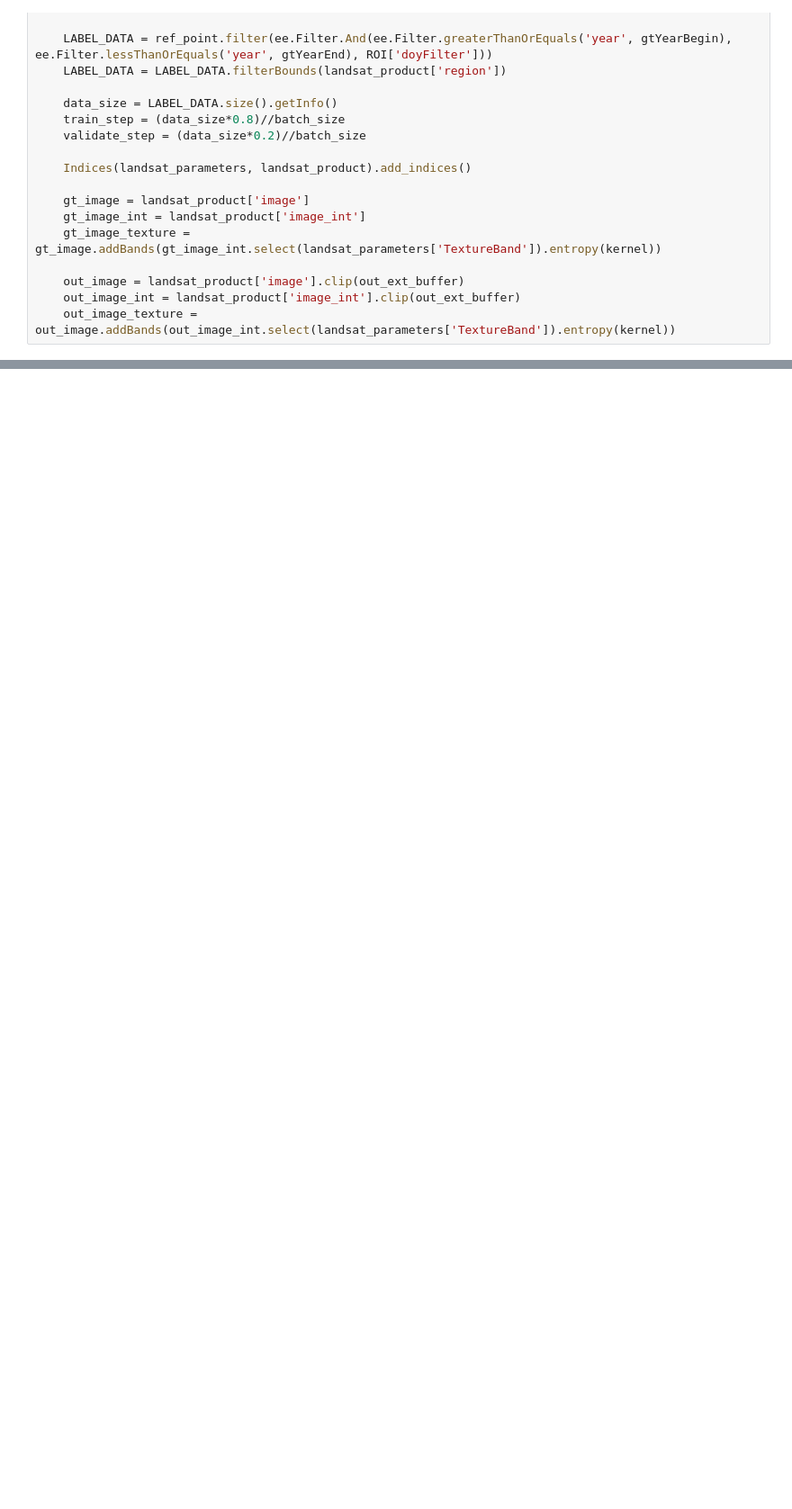
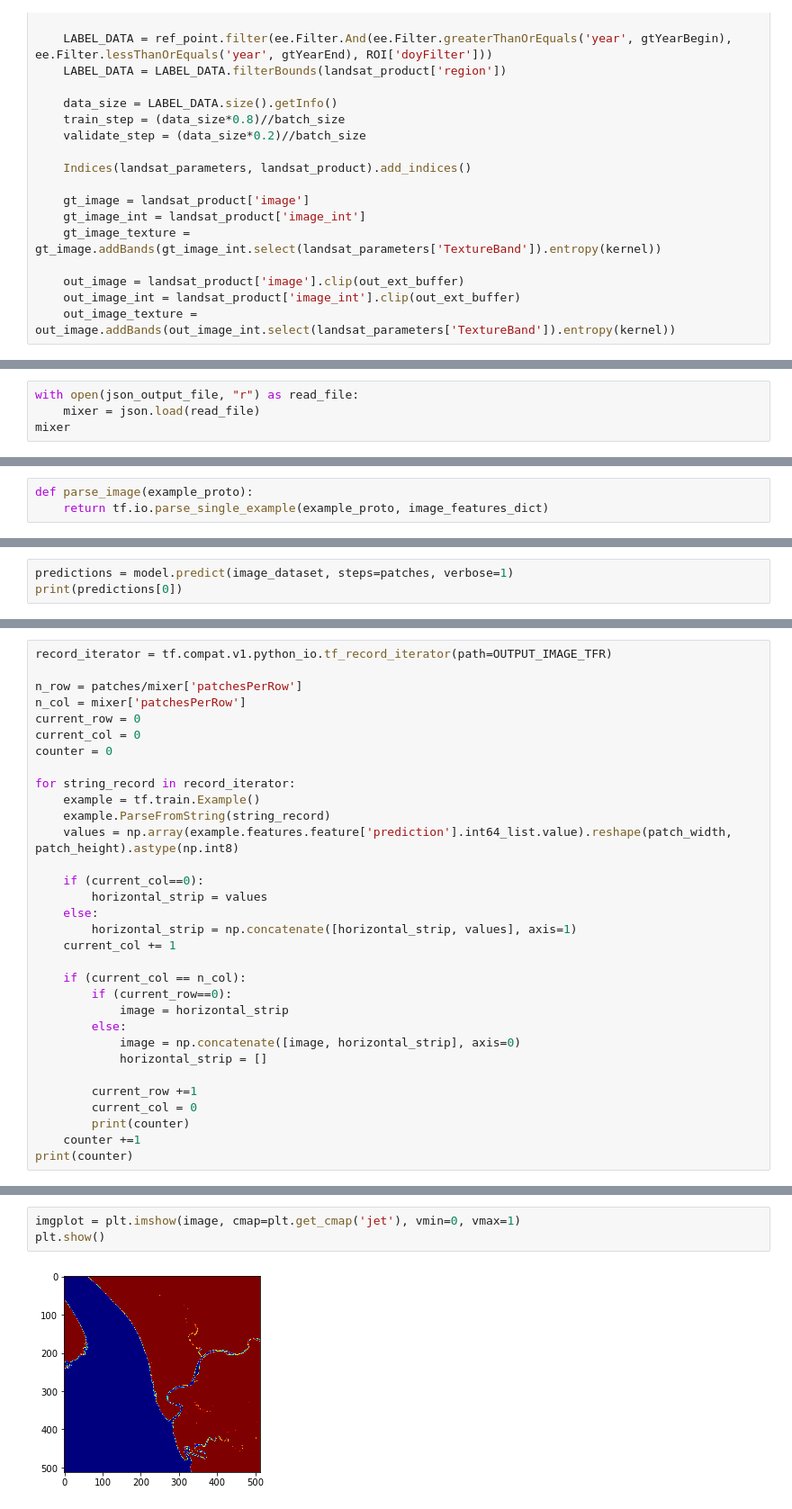
Before and after one commit to ro-hit81/Landcover_GEE, a Jupyter notebook: testing_file.ipynb, the cells around one changed output, grey strips where cells are left out. Shown: that part at 90% size. Cells and saved outputs as stored; diff of their text form; blank space fills up the shorter version.

```diff
--- a/testing_file.ipynb
+++ b/testing_file.ipynb
@@ -81,0 +367,4 @@ NameError: name 'folium' is not defined
+# %%
+with open(json_output_file, "r") as read_file:
+    mixer = json.load(read_file)
+mixer
@@ -81,0 +395,3 @@ NameError: name 'folium' is not defined
+# %%
+def parse_image(example_proto):
+    return tf.io.parse_single_example(example_proto, image_features_dict)
@@ -81,0 +410,3 @@ NameError: name 'folium' is not defined
+# %%
+predictions = model.predict(image_dataset, steps=patches, verbose=1)
+print(predictions[0])
@@ -81,0 +448,32 @@ NameError: name 'folium' is not defined
+# %%
+record_iterator = tf.compat.v1.python_io.tf_record_iterator(path=OUTPUT_IMAGE_TFR)
+
+n_row = patches/mixer['patchesPerRow']
+n_col = mixer['patchesPerRow']
+current_row = 0
+current_col = 0
+counter = 0
+
+for string_record in record_iterator:
+    example = tf.train.Example()
+    example.ParseFromString(string_record)
+    values = np.array(example.features.feature['prediction'].int64_list.value).reshape(patch_width, patch_height).astype(np.int8)
+
+    if (current_col==0):
+        horizontal_strip = values
+    else:
+        horizontal_strip = np.concatenate([horizontal_strip, values], axis=1)
+    current_col += 1
+
+    if (current_col == n_col):
+        if (current_row==0):
+            image = horizontal_strip
+        else:
+            image = np.concatenate([image, horizontal_strip], axis=0)
+            horizontal_strip = []
+
+        current_row +=1
+        current_col = 0
+        print(counter)
+    counter +=1
+print(counter)
@@ -81,0 +488,5 @@ NameError: name 'folium' is not defined
+# %%
+imgplot = plt.imshow(image, cmap=plt.get_cmap('jet'), vmin=0, vmax=1)
+plt.show()
+# %% [output]
+[figure, added]
```
Also changed, not shown: parts of 42 cells of this notebook, 6 other files.
